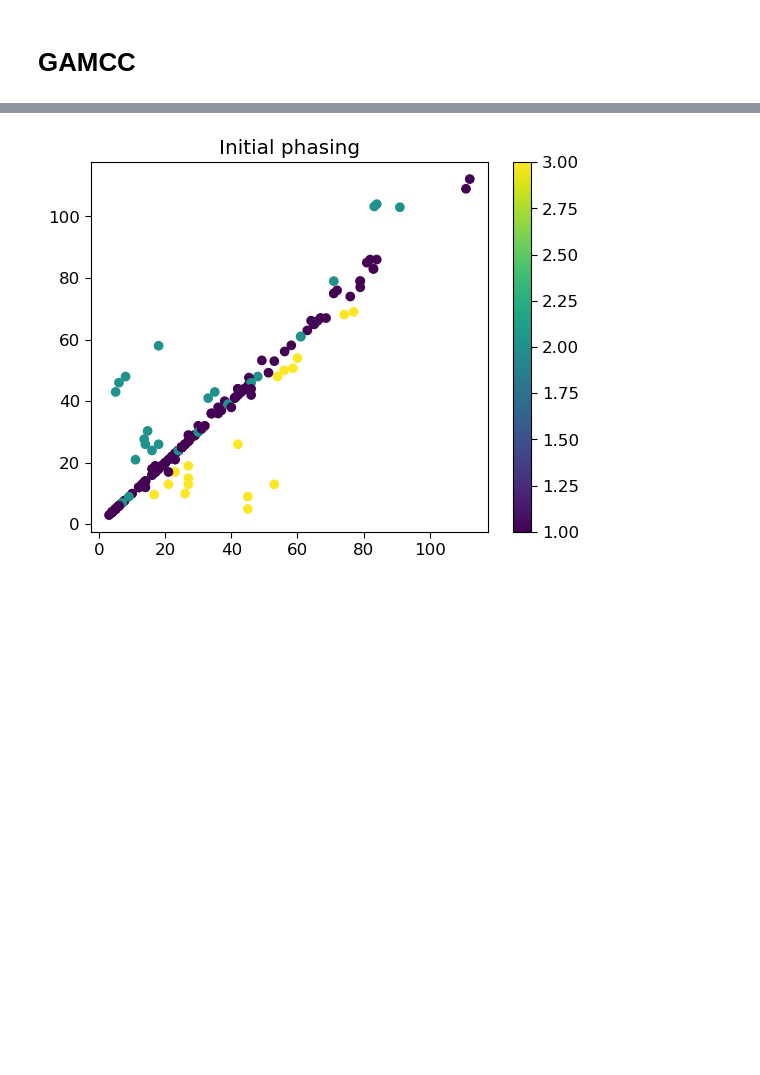
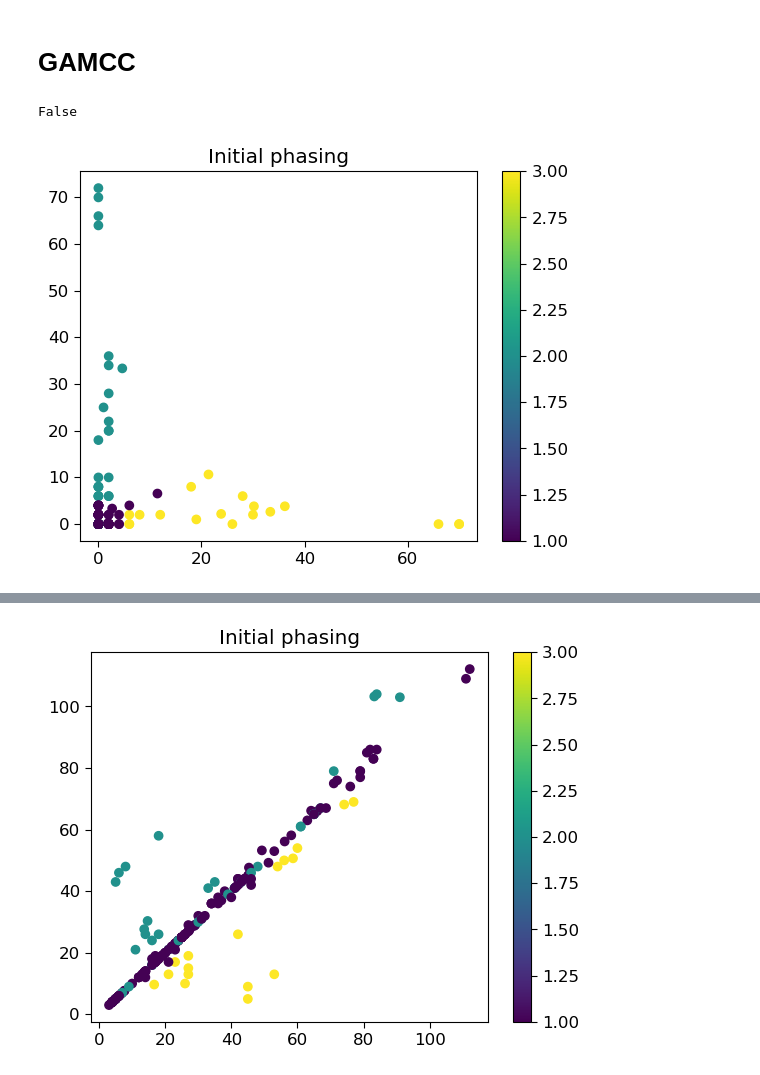
Before and after one commit to Suuuuuuuus/QUILT_sus, a Jupyter notebook: QUILT/Python/phasing_test.ipynb, the cells around one changed output, grey strips where cells are left out. Drawn from its saved outputs; the diff is of its cells as text; code cells hidden in the pictures; blank space fills up the shorter version.

```diff
--- a/QUILT/Python/phasing_test.ipynb
+++ b/QUILT/Python/phasing_test.ipynb
@@ -1478,11 +1556,11 @@ for i in range(obsgen.shape[1]):
         corr[i] = obsgen.loc[:, i].corr(predgen.loc[:, i])
 
 strict_snp_filter = False
-# if strict_snp_filter:
-#     valid_corr_indices = np.where((~np.isnan(corr)) & (corr > 0.8))[0]
-# else:
-#     valid_corr_indices = np.where(~np.isnan(corr))[0]
-valid_corr_indices = common_snp_indices
+if strict_snp_filter:
+    valid_corr_indices = np.where((~np.isnan(corr)) & (corr > 0.8))[0]
+else:
+    valid_corr_indices = np.where(~np.isnan(corr))[0]
+# valid_corr_indices = common_snp_indices
 
 dist11 = phase_subtraction(hrcfirstalleles, predfirstalleles, valid_corr_indices)
 dist12 = phase_subtraction(hrcfirstalleles, predsecondalleles, valid_corr_indices)
@@ -1636,3 +1714,54 @@ phase_df = pd.DataFrame({'Sample': hlatypes['Sample ID'].values, 'first_step_pha
 #     'type2': reftypes2[unphased_indices]
 # })
 # return_dict['unphased_df'] = unphased_df
+# %%
+np.isnan(phase1)
+# %% [output]
+False
+# %%
+oldphase1 = []
+oldphase2 = []
+phased1old = []
+phased2old = []
+
+for ix in range(len(hrcfirstalleles)):
+    h1 = hrcfirstalleles.iloc[ix,:]
+    h2 = hrcsecondalleles.iloc[ix,:]
+    p1 = predfirstalleles[ix,:]
+    p2 = predsecondalleles[ix,:]
+
+    indices = np.where((p1 != p2) & (h1 != h2))[0]
+
+    x11 = phase_subtraction_allele(h1, p1, indices).sum()
+    x12 = phase_subtraction_allele(h1, p2, indices).sum()
+    x21 = phase_subtraction_allele(h2, p1, indices).sum()
+    x22 = phase_subtraction_allele(h2, p2, indices).sum()
+
+    phase1 = x11 + x22
+    phase2 = x12 + x21
+
+    phased1 = (
+        (~np.isnan(phase1) & ~np.isnan(phase2) & (phase1 < 4) & (phase2 > 4)) |
+        (~np.isnan(phase1) & ~np.isnan(phase2) & (phase2 - phase1 > 5)) |
+        ((reftypes1[ix] != 'nan') & (reftypes2[ix] != 'nan') & (reftypes1[ix] == reftypes2[ix])) |
+        (np.isnan(x21) & ~np.isnan(x12) & (x12 - x22 > 2) & (x22 < 2)) |
+        (np.isnan(x12) & ~np.isnan(x21) & (x21 - x11 > 2) & (x11 < 2))
+    )
+
+    phased2 = (
+        (~np.isnan(phase1) & ~np.isnan(phase2) & (phase1 > 4) & (phase2 < 4)) |
+        (~np.isnan(phase1) & ~np.isnan(phase2) & (phase1 - phase2 > 5)) |
+        (np.isnan(x21) & ~np.isnan(x12) & (x22 - x12 > 2) & (x12 < 2)) |
+        (np.isnan(x12) & ~np.isnan(x21) & (x11 - x21 > 2) & (x21 < 2))
+    )
+    phased1old.append(phased1)
+    phased2old.append(phased2)
+    oldphase1.append(phase1)
+    oldphase2.append(phase2)
+
+plt.scatter(oldphase1, oldphase2,  c=1 + np.array(phased1old).astype(int) + 2 * np.array(phased2old).astype(int))
+plt.title('Initial phasing')
+plt.colorbar()
+plt.show()
+# %% [output]
+[figure, added]
```
Also changed, not shown: parts of 8 cells of this notebook, 8 other files.
